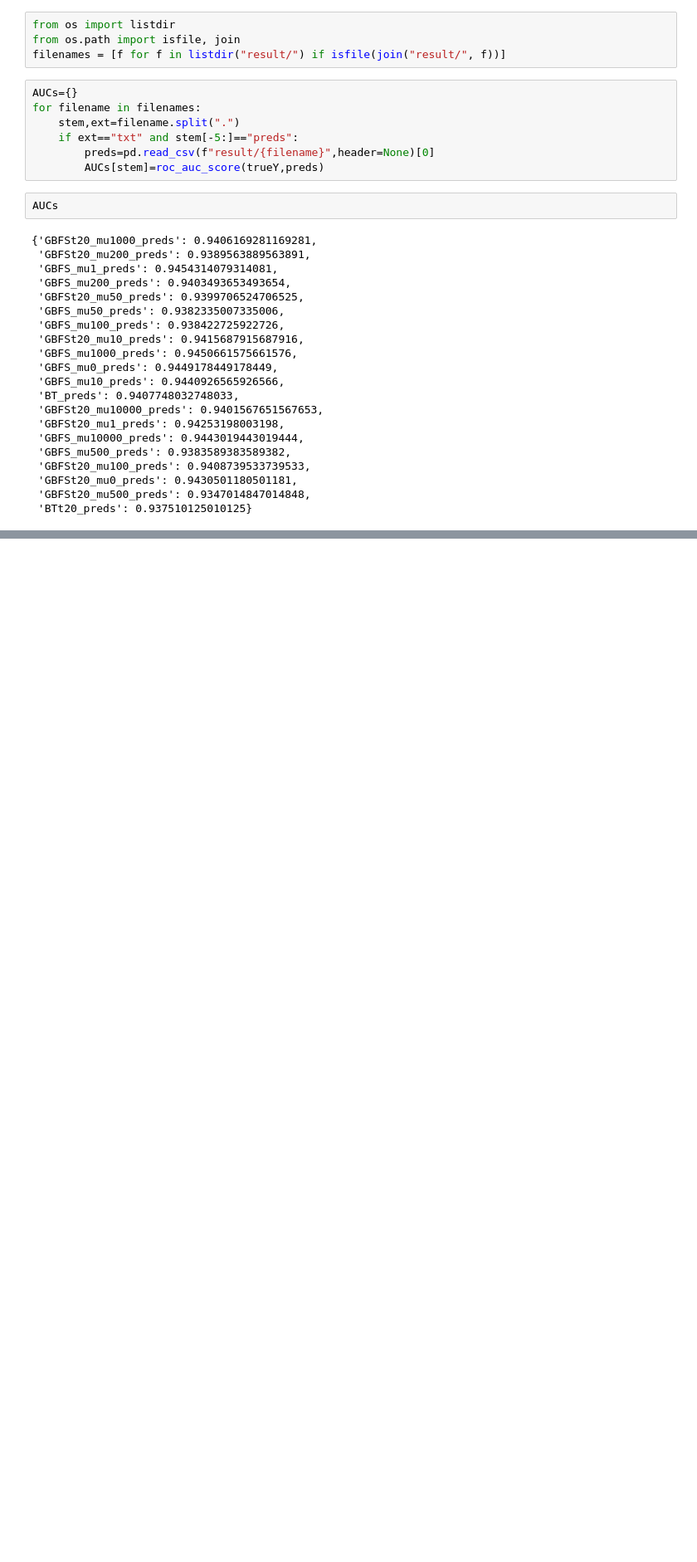
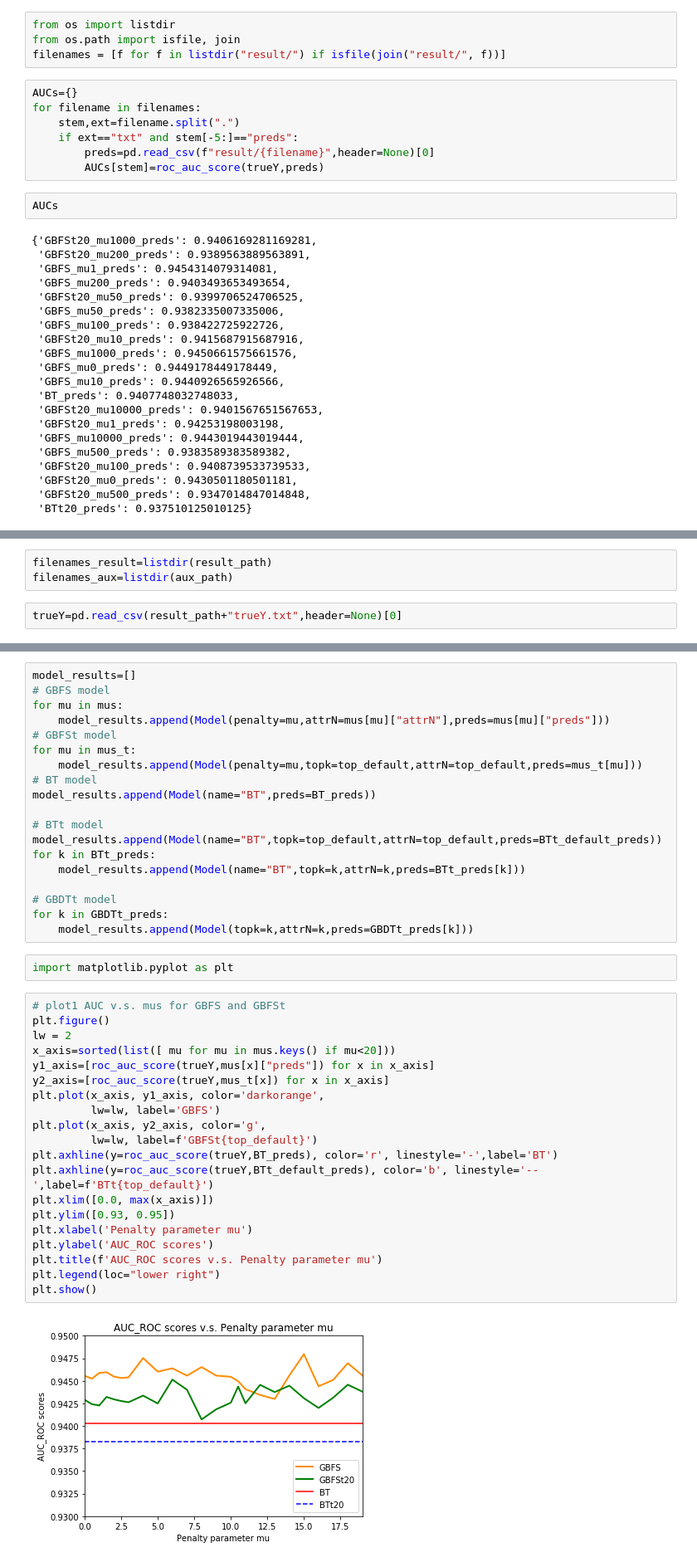
Before and after one commit to dariasor/TreeExtra, a Jupyter notebook: postprocess.ipynb, the cells around one changed output, grey strips where cells are left out. Shown at 83% size. Cells and saved outputs as stored; diff of their text form; blank space fills up the shorter version.

```diff
--- a/postprocess.ipynb
+++ b/postprocess.ipynb
@@ -84,0 +81,5 @@ filenames
+# %%
+filenames_result=listdir(result_path)
+filenames_aux=listdir(aux_path)
+# %%
+trueY=pd.read_csv(result_path+"trueY.txt",header=None)[0]
@@ -84,0 +188,43 @@ filenames
+# %%
+model_results=[]
+# GBFS model
+for mu in mus:
+    model_results.append(Model(penalty=mu,attrN=mus[mu]["attrN"],preds=mus[mu]["preds"]))
+# GBFSt model
+for mu in mus_t:
+    model_results.append(Model(penalty=mu,topk=top_default,attrN=top_default,preds=mus_t[mu]))
+# BT model
+model_results.append(Model(name="BT",preds=BT_preds))
+
+# BTt model
+model_results.append(Model(name="BT",topk=top_default,attrN=top_default,preds=BTt_default_preds))
+for k in BTt_preds:
+    model_results.append(Model(name="BT",topk=k,attrN=k,preds=BTt_preds[k]))
+
+# GBDTt model
+for k in GBDTt_preds:
+    model_results.append(Model(topk=k,attrN=k,preds=GBDTt_preds[k]))
+# %%
+import matplotlib.pyplot as plt
+# %%
+# plot1 AUC v.s. mus for GBFS and GBFSt
+plt.figure()
+lw = 2
+x_axis=sorted(list([ mu for mu in mus.keys() if mu<20]))
+y1_axis=[roc_auc_score(trueY,mus[x]["preds"]) for x in x_axis]
+y2_axis=[roc_auc_score(trueY,mus_t[x]) for x in x_axis]
+plt.plot(x_axis, y1_axis, color='darkorange',
+         lw=lw, label='GBFS')
+plt.plot(x_axis, y2_axis, color='g',
+         lw=lw, label=f'GBFSt{top_default}')
+plt.axhline(y=roc_auc_score(trueY,BT_preds), color='r', linestyle='-',label='BT')
+plt.axhline(y=roc_auc_score(trueY,BTt_default_preds), color='b', linestyle='--',label=f'BTt{top_default}')
+plt.xlim([0.0, max(x_axis)])
+plt.ylim([0.93, 0.95])
+plt.xlabel('Penalty parameter mu')
+plt.ylabel('AUC_ROC scores')
+plt.title(f'AUC_ROC scores v.s. Penalty parameter mu')
+plt.legend(loc="lower right")
+plt.show()
+# %% [output]
+[figure, added]
```
Also changed, not shown: parts of 22 cells of this notebook, 2 other files.
